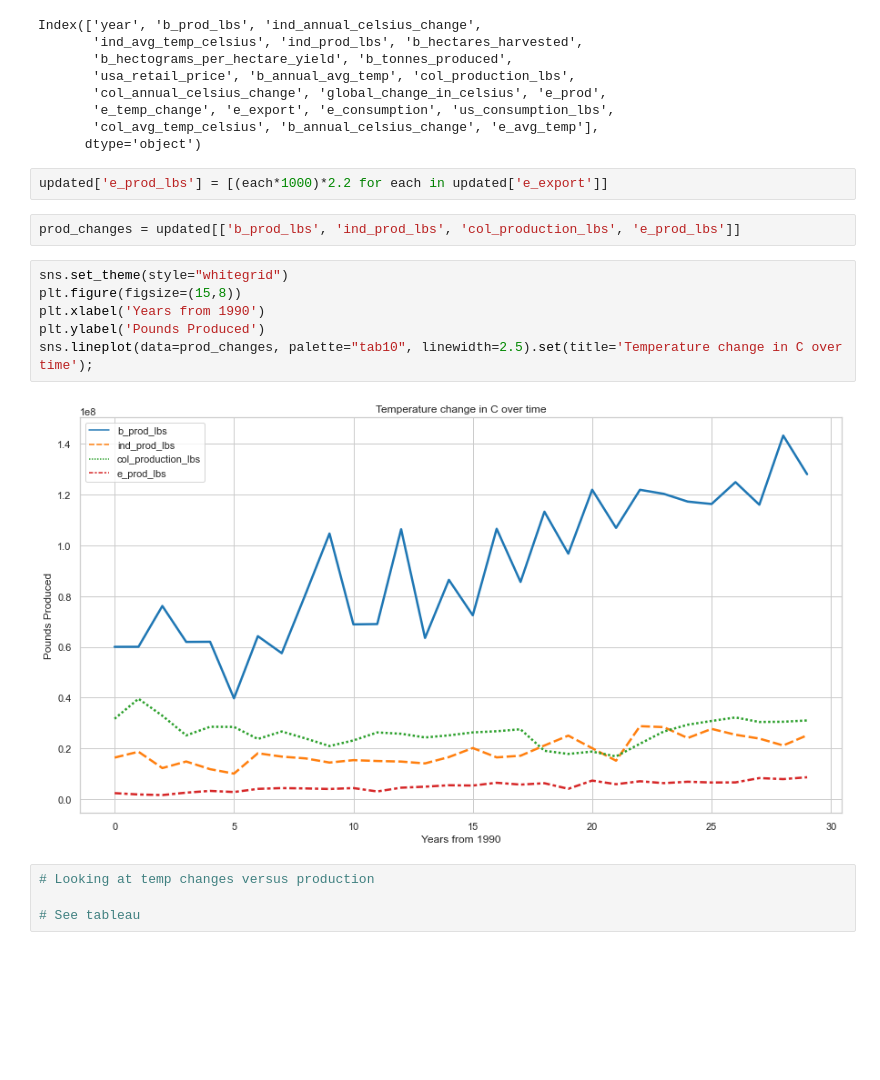
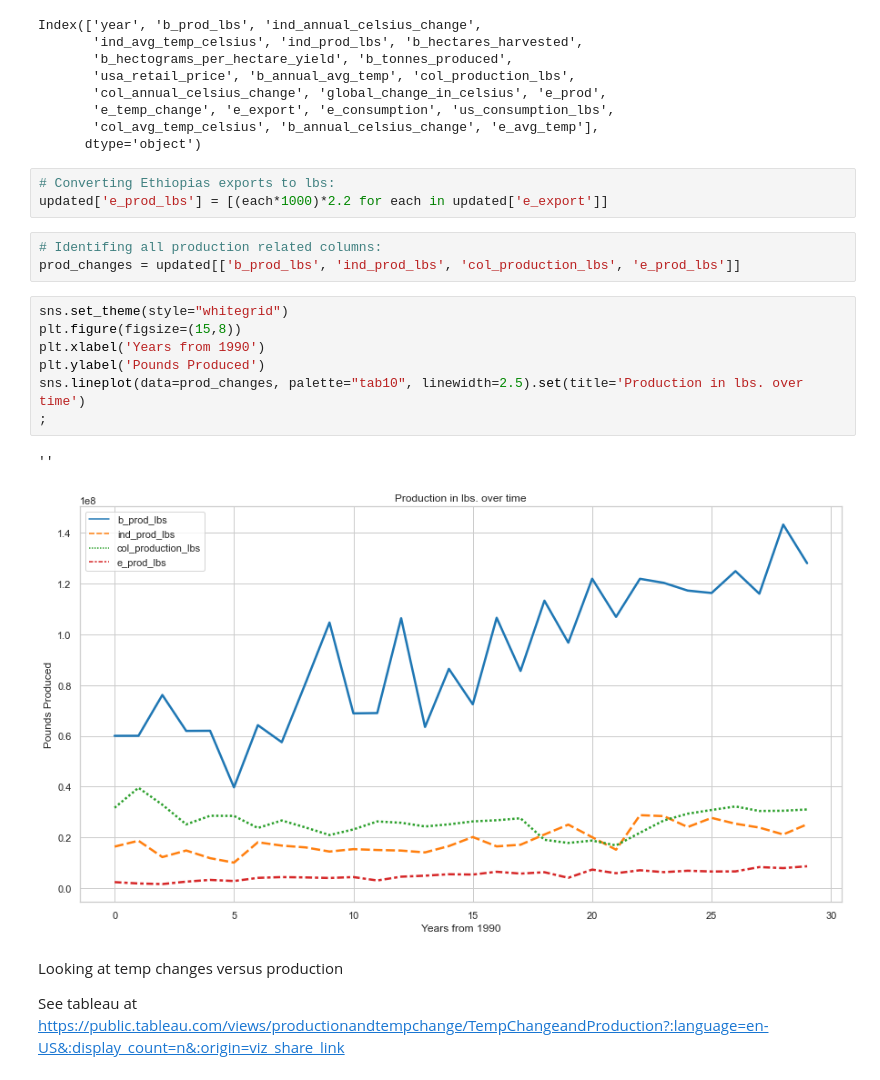
Before and after one commit to sanghyuns/Climate_Change_vs_Coffee_Production, a Jupyter notebook: Lara.ipynb, the cells around one changed output. Saved outputs shown, nothing was run; the diff lists cells and outputs as text; blank space fills up the shorter version.

```diff
--- a/Lara.ipynb
+++ b/Lara.ipynb
@@ -291,18 +468,22 @@ Index(['year', 'b_prod_lbs', 'ind_annual_celsius_change',
        'col_avg_temp_celsius', 'b_annual_celsius_change', 'e_avg_temp'],
       dtype='object')
 # %%
+# Converting Ethiopias exports to lbs:
 updated['e_prod_lbs'] = [(each*1000)*2.2 for each in updated['e_export']]
 # %%
+# Identifing all production related columns:
 prod_changes = updated[['b_prod_lbs', 'ind_prod_lbs', 'col_production_lbs', 'e_prod_lbs']]
 # %%
 sns.set_theme(style="whitegrid")
 plt.figure(figsize=(15,8))
 plt.xlabel('Years from 1990')
 plt.ylabel('Pounds Produced')
-sns.lineplot(data=prod_changes, palette="tab10", linewidth=2.5).set(title='Temperature change in C over time');
+sns.lineplot(data=prod_changes, palette="tab10", linewidth=2.5).set(title='Production in lbs. over time')
+;
 # %% [output]
+''
-[figure, old version]
+[figure, new version]
-# %%
-# Looking at temp changes versus production
-
-# See tableau
+# %% [markdown]
+Looking at temp changes versus production
+
+See tableau at https://public.tableau.com/views/productionandtempchange/TempChangeandProduction?:language=en-US&:display_count=n&:origin=viz_share_link
```
Also changed, not shown: parts of 55 cells of this notebook, 1 other file.
